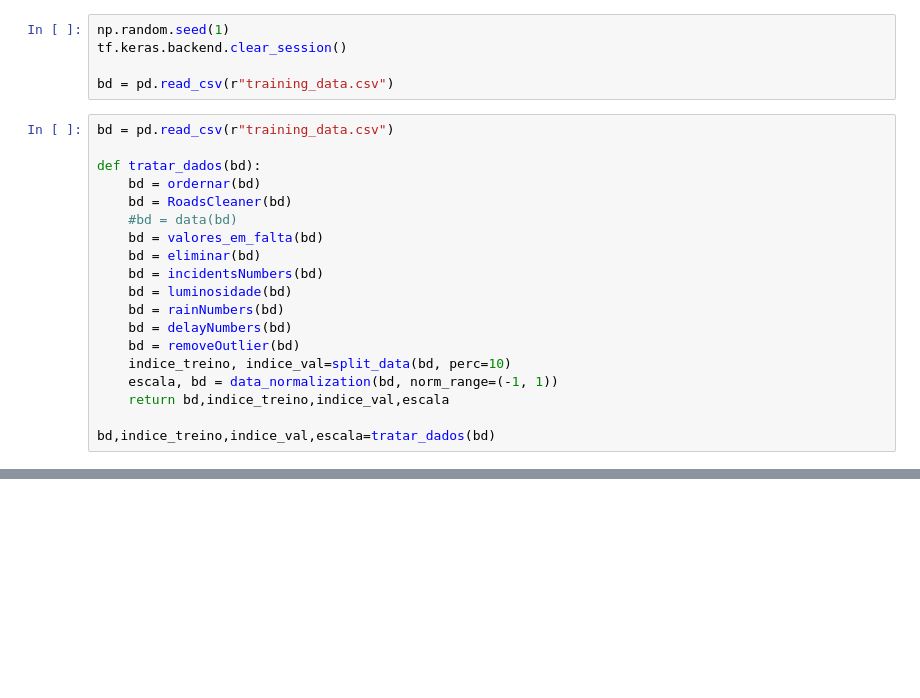
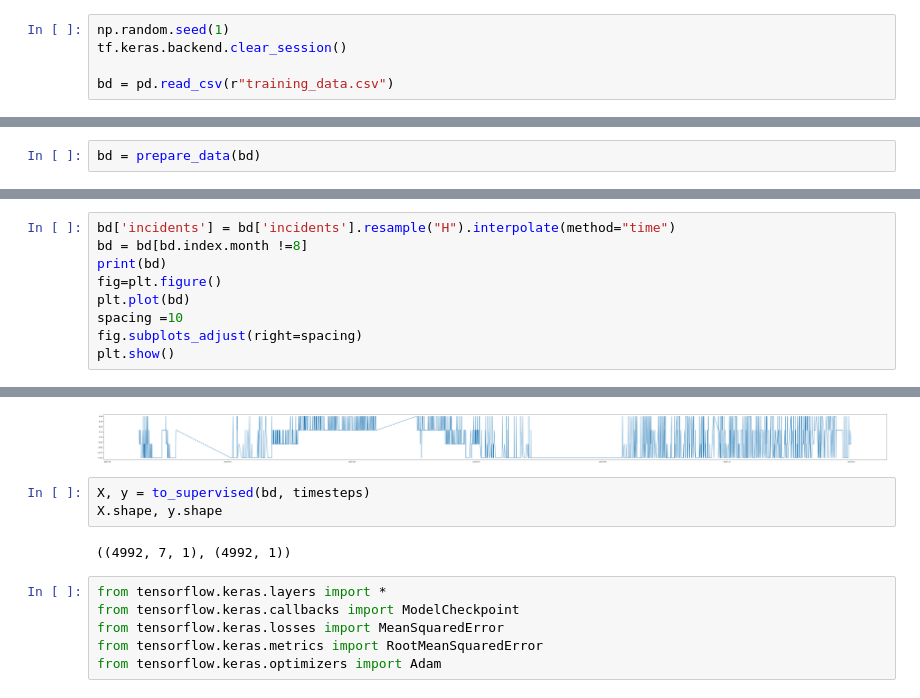
Before and after one commit to SendNugg3ts/CSC, a Jupyter notebook: CNN.ipynb, the cells around one changed output, grey strips where cells are left out. Drawn from its saved outputs; the diff is of its cells as text; blank space fills up the shorter version.

```diff
--- a/CNN.ipynb
+++ b/CNN.ipynb
@@ -40,22 +24,3 @@ np.random.seed(1)
 tf.keras.backend.clear_session()
 
 bd = pd.read_csv(r"training_data.csv")
-# %%
-bd = pd.read_csv(r"training_data.csv")
-
-def tratar_dados(bd):
-    bd = ordernar(bd)
-    bd = RoadsCleaner(bd)
-    #bd = data(bd)
-    bd = valores_em_falta(bd)
-    bd = eliminar(bd)
-    bd = incidentsNumbers(bd)
-    bd = luminosidade(bd)
-    bd = rainNumbers(bd)
-    bd = delayNumbers(bd)
-    bd = removeOutlier(bd)
-    indice_treino, indice_val=split_data(bd, perc=10)
-    escala, bd = data_normalization(bd, norm_range=(-1, 1))
-    return bd,indice_treino,indice_val,escala
-
-bd,indice_treino,indice_val,escala=tratar_dados(bd)
@@ -277,0 +82,2 @@ files.download('')
+# %%
+bd = prepare_data(bd)
@@ -277,0 +123,10 @@ files.download('')
+# %%
+bd['incidents'] = bd['incidents'].resample("H").interpolate(method="time")
+bd = bd[bd.index.month !=8]
+print(bd)
+fig=plt.figure()
+plt.plot(bd)
+spacing =10
+fig.subplots_adjust(right=spacing)
+plt.show()
+# %% [output]
@@ -277,0 +148,12 @@ files.download('')
+[figure, added]
+# %%
+X, y = to_supervised(bd, timesteps)
+X.shape, y.shape
+# %% [output]
+((4992, 7, 1), (4992, 1))
+# %%
+from tensorflow.keras.layers import *
+from tensorflow.keras.callbacks import ModelCheckpoint
+from tensorflow.keras.losses import MeanSquaredError
+from tensorflow.keras.metrics import RootMeanSquaredError
+from tensorflow.keras.optimizers import Adam
```
Also changed, not shown: parts of 39 cells of this notebook.
